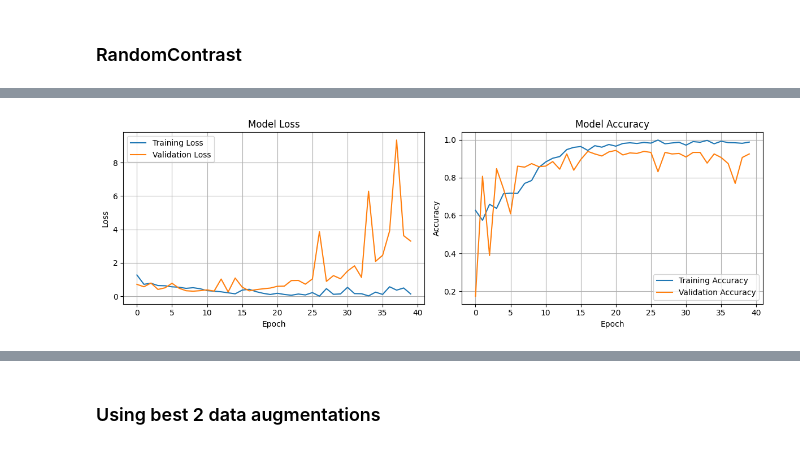
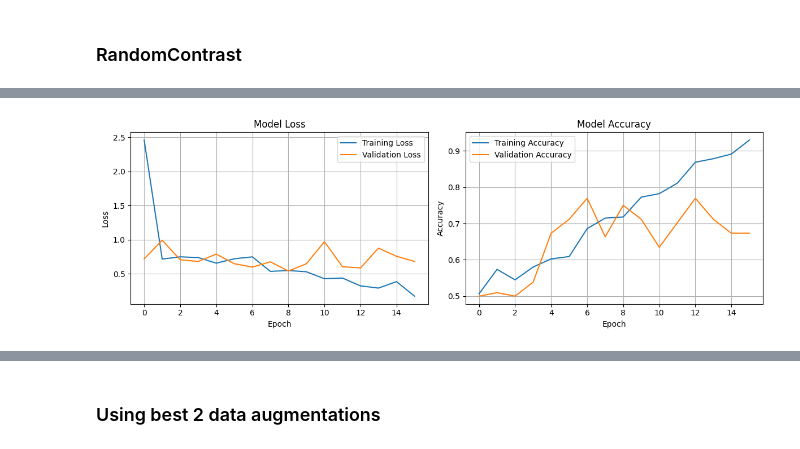
Before and after one commit to Tim-Mortier/Schilderijen-Classificatie, a Jupyter notebook: 4_Data_augmentation.ipynb, the cells around one changed output, grey strips where cells are left out. Saved outputs shown, nothing was run; the diff lists cells and outputs as text; code cells hidden in the pictures.

```diff
--- a/4_Data_augmentation.ipynb
+++ b/4_Data_augmentation.ipynb
@@ -25,12 +43,3 @@ stats
-# %%
-best_result = df.iloc[0]
-width = best_result["width"]
-height = best_result["height"]
-statistic = best_result["statistic"]
-interpolation = best_result["interpolation"]
-painters = ["Mondriaan", "Picasso"]
-base_dir = "/kaggle/input/schilderijen-datasets/imbalanced_dataset/imbalanced_dataset"
-class_weight = {0: 2.8156565656565657, 1: 0.6079607415485279}
 # %% [markdown]
 ## Helper functions
 # %%
@@ -172,7 +182,7 @@ class DynamicMetricsPlotCallback(Callback):
 ### Base model
 # %%
 painters = ["Mondriaan", "Picasso"]
-# dataset_dir = "imbalanced_dataset"
-dataset_dir = "/kaggle/input/schilderijen-datasets/undersampled_dataset"
-train, val, test = load_dataset(dataset_dir, painters, width, height, interpolation=interpolation)
+dataset_dir = "undersampled_dataset"
+#dataset_dir = "/kaggle/input/schilderijen-datasets/undersampled_dataset"
+train, val, test = load_dataset(dataset_dir, painters, width, height)
 # %% [output]
@@ -291,10 +305,11 @@ display_augmentation()
 # %%
-callbacks = [keras.callbacks.ModelCheckpoint(filepath="data_augmentation.keras", save_best_only=True, monitor="val_loss"), DynamicMetricsPlotCallback()]
+callbacks = [ModelCheckpoint(filepath="model_undersampled.keras", save_best_only=True, monitor="val_loss"), DynamicMetricsPlotCallback()
+            ,EarlyStopping(monitor='val_loss', patience=7, restore_best_weights=True)]
 model = build_model(width, height, data_augmentation)
-model.compile(optimizer="rmsprop", loss="binary_crossentropy", metrics=["accuracy"])
-history = model.fit(train, epochs=40, validation_data=val, callbacks=callbacks, verbose=0)
+model.compile(optimizer="rmsprop", loss="binary_crossentropy", metrics=["accuracy", keras.metrics.Precision(), keras.metrics.Recall()])
+history = model.fit(train, epochs=50, validation_data=val, callbacks=callbacks, verbose=0)
 # %% [output]
-[figure, old version]
+[figure, new version]
 # %%
 print_metrics(model, test)
 # %% [output]
```
Also changed, not shown: parts of 21 cells of this notebook, 1 other file.
